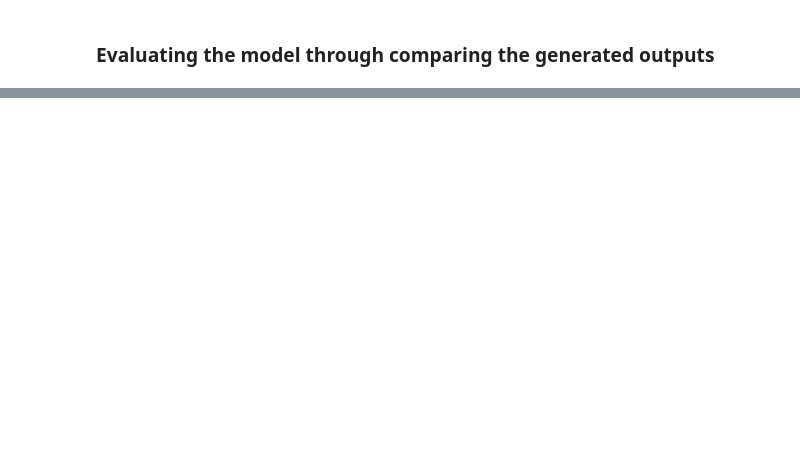
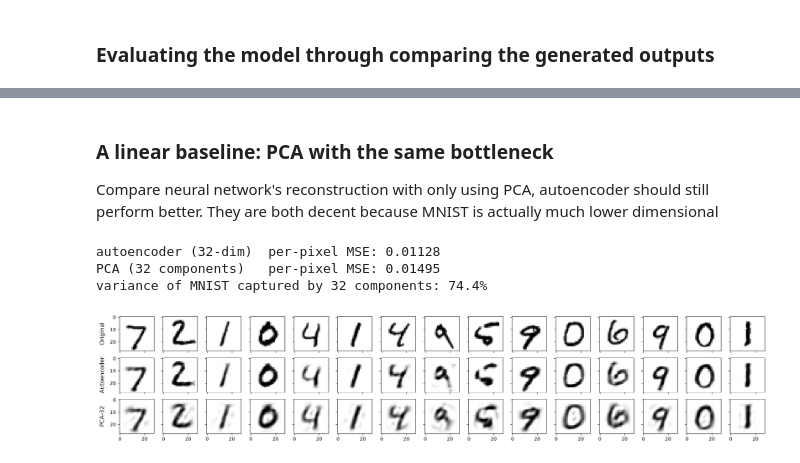
Before and after one commit to xiang1103/DL_ML_Implementations, a Jupyter notebook: autoencoders/autoencoder_basic.ipynb, the cells around one changed output, grey strips where cells are left out. Cells and saved outputs as stored; diff of their text form; code cells hidden in the pictures; blank space fills up the shorter version.

```diff
--- a/autoencoders/autoencoder_basic.ipynb
+++ b/autoencoders/autoencoder_basic.ipynb
@@ -166,0 +195,37 @@ for i in range(n_images):
+# %% [markdown]
+### A linear baseline: PCA with the same bottleneck
+
+Compare neural network's reconstruction with only using PCA, autoencoder should still perform better. They are both decent because MNIST is actually much lower dimensional
+# %%
+from sklearn.decomposition import PCA
+
+
+X_train= (train_data.data.view(-1,28*28).float()/255.).numpy()
+X_test= test_features.cpu().numpy()
+
+pca= PCA(n_components=num_hidden_1, random_state=random_seed)
+pca.fit(X_train)
+pca_recon= pca.inverse_transform(pca.transform(X_test))
+
+# clip into [0,1] like the sigmoid
+pca_recon= np.clip(pca_recon, 0., 1.)
+
+ae_recon= test_decoded.cpu().numpy()
+
+print(f"autoencoder ({num_hidden_1}-dim)  per-pixel MSE: {((ae_recon-X_test)**2).mean():.5f}")
+print(f"PCA ({num_hidden_1} components)   per-pixel MSE: {((pca_recon-X_test)**2).mean():.5f}")
+
+#compare all three side by side
+rows= [("Original", X_test), ("Autoencoder", ae_recon), (f"PCA-{num_hidden_1}", pca_recon)]
+fig, axes= plt.subplots(nrows=len(rows), ncols=n_images, sharex=True, sharey=True, figsize=(20,4))
+for ax_row,(label,imgs) in zip(axes, rows):
+    ax_row[0].set_ylabel(label, size=12, labelpad=10)
+    for i in range(n_images):
+        ax_row[i].imshow(imgs[i].reshape(img_width,img_width), cmap="binary")
+plt.tight_layout()
+plt.show()
+# %% [output]
+autoencoder (32-dim)  per-pixel MSE: 0.01128
+PCA (32 components)   per-pixel MSE: 0.01495
+variance of MNIST captured by 32 components: 74.4%
+[figure, added]
```
Also changed, not shown: parts of 7 cells of this notebook, 2 other files.
